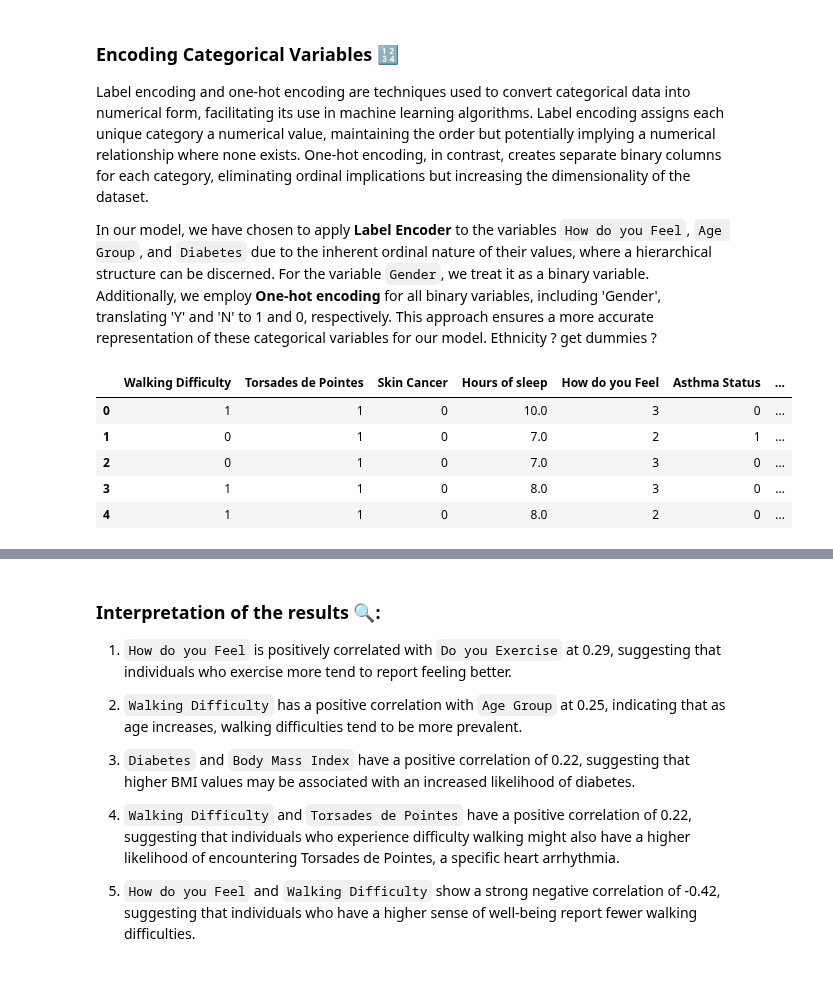
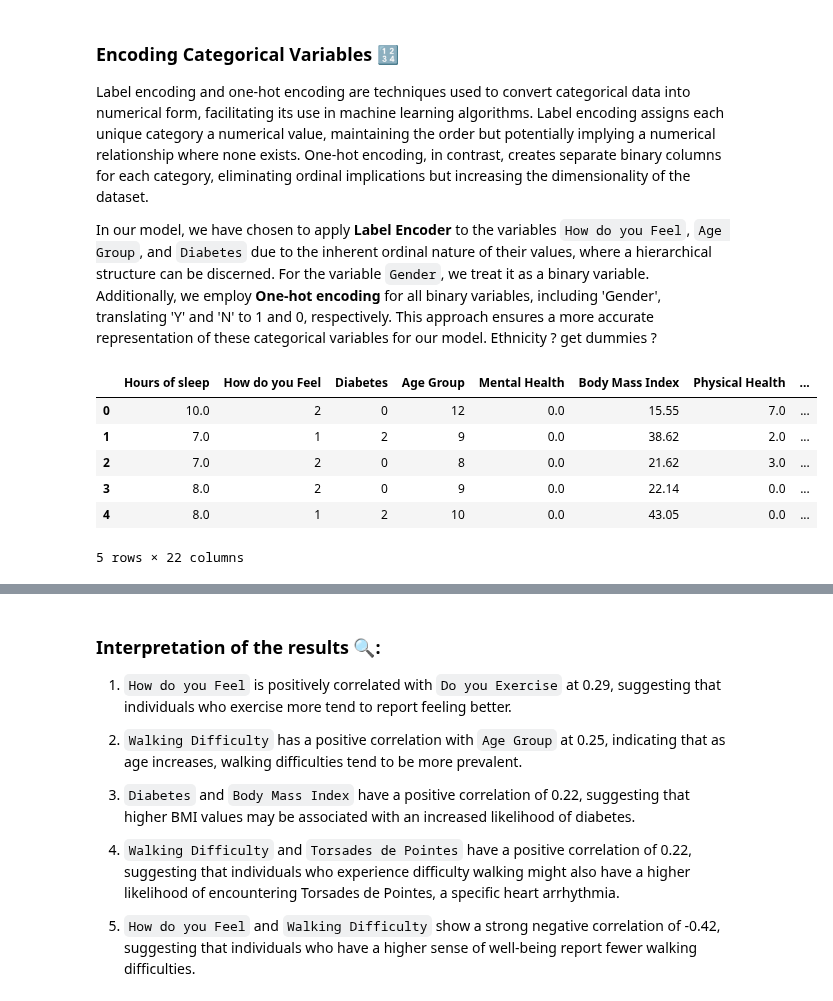
Before and after one commit to Dadd0/AI_MedCare_282401, a Jupyter notebook: main.ipynb, the cells around one changed output, grey strips where cells are left out. Cells and saved outputs as stored; diff of their text form; code cells hidden in the pictures.

```diff
--- a/main.ipynb
+++ b/main.ipynb
@@ -365,49 +365,43 @@ Label encoding and one-hot encoding are techniques used to convert categorical d
 
 In our model, we have chosen to apply **Label Encoder** to the variables `How do you Feel`, `Age Group`, and `Diabetes` due to the inherent ordinal nature of their values, where a hierarchical structure can be discerned. For the variable `Gender`, we treat it as a binary variable. Additionally, we employ **One-hot encoding** for all binary variables, including 'Gender', translating 'Y' and 'N' to 1 and 0, respectively. This approach ensures a more accurate representation of these categorical variables for our model.
 Ethnicity ? get dummies ?
-# %%
-# da correggere e modificare:
-
-how_do_you_feel_mapping = {'Poor': 1, 'Fair': 2, 'Good': 3, 'Very good': 4, 'Excellent': 5}
-medcenter_df['How do you Feel'] = medcenter_df['How do you Feel'].map(how_do_you_feel_mapping)
-
-
-
-age_group_mapping = {'18-24': 1, '25-29': 2, '30-34': 3, '35-39': 4, '40-44': 5, '45-49': 6, '50-54': 7, '55-59': 8, '60-64': 9, '65-69': 10, '70-74': 11, '75-79': 12, '80 or older':13}
-medcenter_df['Age Group'] = medcenter_df['Age Group'].map(age_group_mapping)
-
-
-
-diabetes_mapping = {'N': 0,
-    'No, pre-diabetes or borderline diabetes': 0,
-    'Yes, but female told only during pregnancy': 1,
-    'Y': 1}
-medcenter_df['Diabetes'] = medcenter_df['Diabetes'].map(diabetes_mapping)
-
-
-gender_mapping = {'M': 0, 'F': 1}
-medcenter_df['Gender'] = medcenter_df['Gender'].map(gender_mapping)
-
-
-
-ethnicity_mapping = {'White': 0, 'Black or African American': 1, 'Asian': 2, 'American Indian or Alaska Native': 3, 'Native Hawaiian or Other Pacific Islander': 4, 'Other': 5}
-medcenter_df['Ethnicity'] = medcenter_df['Ethnicity'].map(ethnicity_mapping)
-
-
-
-binary_columns = ['Walking Difficulty', 'Skin Cancer', 'Torsades de Pointes', 'Asthma Status', 'Do you Exercise', 'Kidney Disease','Is Smoking','History of Stroke', 'How many Drinks per Week']
-
-for column in binary_columns:
-    medcenter_df[column] = medcenter_df[column].map({'Y': 1, 'N': 0})
-
-medcenter_df.head()
-# %% [output]
-|  | Walking Difficulty | Torsades de Pointes | Skin Cancer | Hours of sleep | How do you Feel | Asthma Status | ... |
-| 0 | 1 | 1 | 0 | 10.0 | 3 | 0 | ... |
-| 1 | 0 | 1 | 0 | 7.0 | 2 | 1 | ... |
-| 2 | 0 | 1 | 0 | 7.0 | 3 | 0 | ... |
-| 3 | 1 | 1 | 0 | 8.0 | 3 | 0 | ... |
-| 4 | 1 | 1 | 0 | 8.0 | 2 | 0 | ... |
+# %%
+from sklearn.preprocessing import OneHotEncoder, LabelEncoder
+
+# Columns to be one-hot encoded
+onehot_encoded_columns = ['Gender', 'Ethnicity', 'Walking Difficulty', 'Skin Cancer', 'Torsades de Pointes', 'Asthma Status', 'Do you Exercise', 'Kidney Disease','Is Smoking','History of Stroke', 'How many Drinks per Week']
+# Columns to be label encoded
+label_encoded_columns = ["How do you Feel", "Age Group", "Diabetes"]
+
+# Applying OneHotEncoder
+encoder = OneHotEncoder(drop='first', sparse_output=False)  # 'drop' parameter is used to avoid multicollinearity
+for column in onehot_encoded_columns:
+    # The encoder returns a 2D array, which we need to convert to a DataFrame
+    onehot_df = pd.DataFrame(encoder.fit_transform(medcenter_df[[column]]))
+
+    # The new columns will be named after the classes detected by the encoder
+    onehot_df.columns = encoder.get_feature_names_out([column])
+
+    # Drop the original column from the main DataFrame
+    medcenter_df.drop([column], axis=1, inplace=True)
+
+    # Concatenate the one-hot encoded DataFrame to the main one
+    medcenter_df = pd.concat([medcenter_df, onehot_df], axis=1)
+
+# Applying LabelEncoder
+le = LabelEncoder()
+for column in label_encoded_columns:
+    medcenter_df[column] = le.fit_transform(medcenter_df[column])
+
+medcenter_df.head()
+# %% [output]
+|  | Hours of sleep | How do you Feel | Diabetes | Age Group | Mental Health | Body Mass Index | Physical Health | ... |
+| 0 | 10.0 | 2 | 0 | 12 | 0.0 | 15.55 | 7.0 | ... |
+| 1 | 7.0 | 1 | 2 | 9 | 0.0 | 38.62 | 2.0 | ... |
+| 2 | 7.0 | 2 | 0 | 8 | 0.0 | 21.62 | 3.0 | ... |
+| 3 | 8.0 | 2 | 0 | 9 | 0.0 | 22.14 | 0.0 | ... |
+| 4 | 8.0 | 1 | 2 | 10 | 0.0 | 43.05 | 0.0 | ... |
+5 rows × 22 columns
 # %%
 # heatmap complete
 plt.figure(figsize=(15, 10))
```
Also changed, not shown: parts of 2 cells of this notebook.
